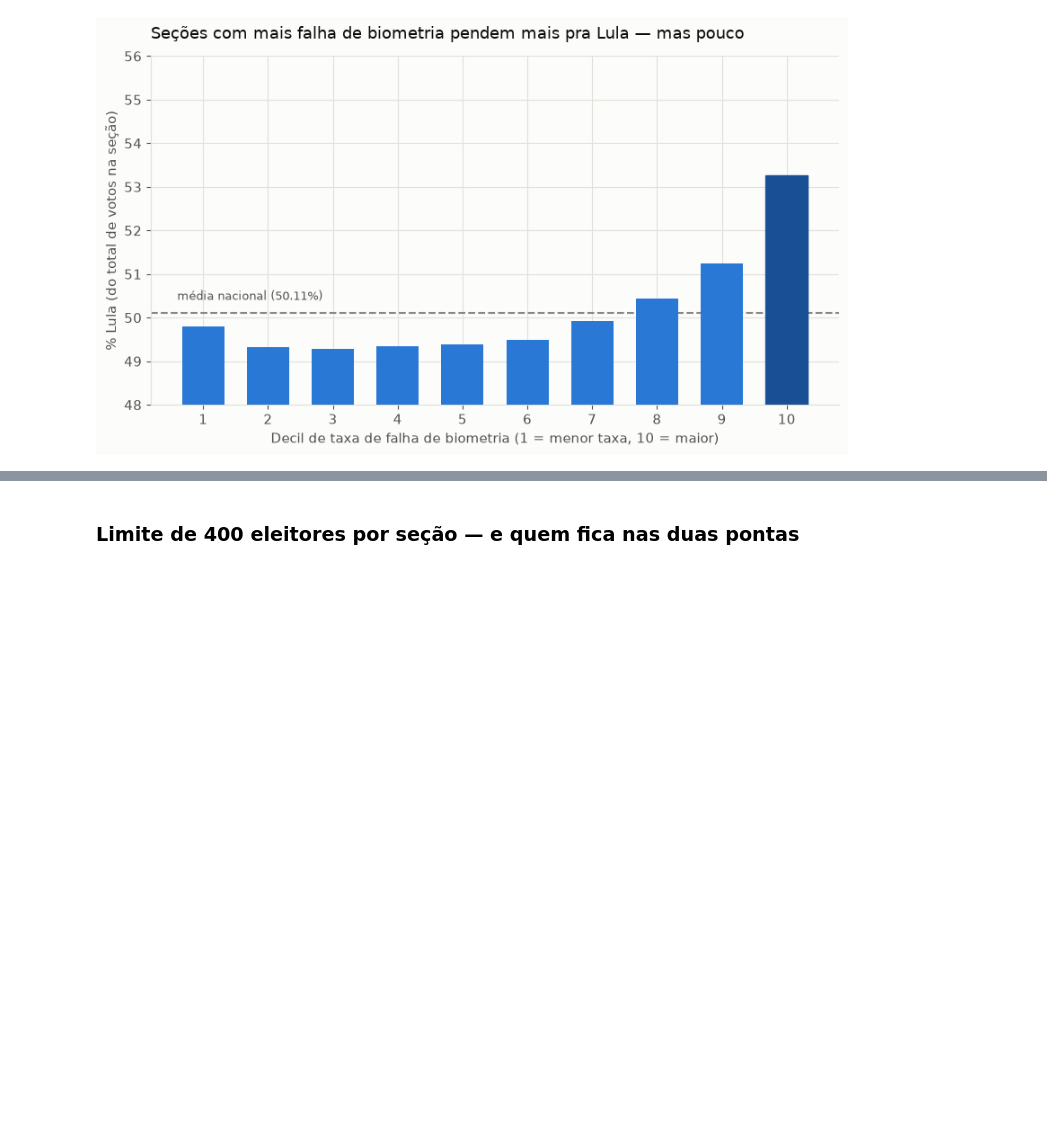
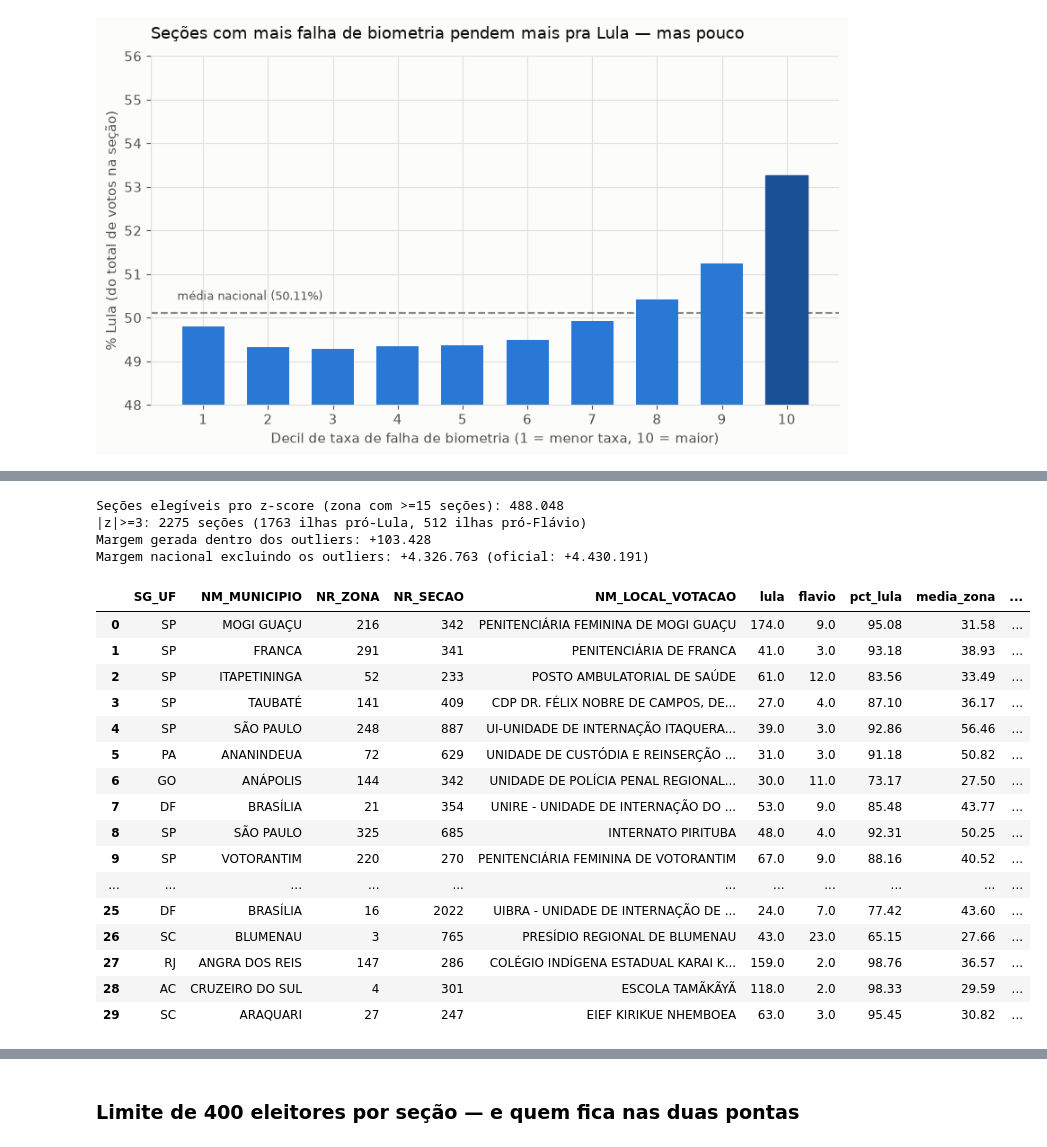
Before and after one commit to fsegall/eleicoes-2026-checagem, a Jupyter notebook: notebooks/01_eleicoes_2026_presidente.ipynb, the cells around one changed output, grey strips where cells are left out. Cells and saved outputs as stored; diff of their text form; code cells hidden in the pictures; blank space fills up the shorter version.

```diff
--- a/notebooks/01_eleicoes_2026_presidente.ipynb
+++ b/notebooks/01_eleicoes_2026_presidente.ipynb
@@ -426,0 +431,62 @@ plt.show()
+# %%
+con.execute("""
+CREATE OR REPLACE VIEW secao_pct AS
+SELECT *, lula+flavio AS validos, 100.0*lula/(lula+flavio) AS pct_lula
+FROM secao_full WHERE lula+flavio >= 20
+""")
+con.execute("""
+CREATE OR REPLACE VIEW zona_stats AS
+SELECT SG_UF, NM_MUNICIPIO, NR_ZONA, AVG(pct_lula) AS media_zona, STDDEV(pct_lula) AS std_zona, COUNT(*) AS n_secoes
+FROM secao_pct GROUP BY SG_UF, NM_MUNICIPIO, NR_ZONA HAVING COUNT(*) >= 15
+""")
+outliers_zona = con.sql("""
+    SELECT sp.*, zs.media_zona, zs.std_zona,
+           (sp.pct_lula - zs.media_zona)/zs.std_zona AS zscore
+    FROM secao_pct sp JOIN zona_stats zs USING (SG_UF, NM_MUNICIPIO, NR_ZONA)
+    WHERE zs.std_zona > 0
+""").df()
+
+outliers_fortes = outliers_zona[outliers_zona['zscore'].abs() >= 3].copy()
+n_pos = (outliers_fortes['zscore'] >= 3).sum()
+n_neg = (outliers_fortes['zscore'] <= -3).sum()
+
+margem_outliers = outliers_fortes['lula'].sum() - outliers_fortes['flavio'].sum()
+margem_excl = (LULA_NAC - outliers_fortes['lula'].sum()) - (FLAVIO_NAC - outliers_fortes['flavio'].sum())
+
+print(f"Seções elegíveis pro z-score (zona com >=15 seções): {len(outliers_zona):,}".replace(",", "."))
+print(f"|z|>=3: {len(outliers_fortes)} seções ({n_pos} ilhas pró-Lula, {n_neg} ilhas pró-Flávio)")
+print(f"Margem gerada dentro dos outliers: {margem_outliers:+,.0f}".replace(",", "."))
+print(f"Margem nacional excluindo os outliers: {margem_excl:+,.0f} (oficial: {MARGEM_NAC:+,.0f})".replace(",", "."))
+# %% [output]
+Seções elegíveis pro z-score (zona com >=15 seções): 488.048
+|z|>=3: 2275 seções (1763 ilhas pró-Lula, 512 ilhas pró-Flávio)
+Margem gerada dentro dos outliers: +103.428
+Margem nacional excluindo os outliers: +4.326.763 (oficial: +4.430.191)
+# %%
+locais = con.sql(f"""
+    SELECT DISTINCT SG_UF, NM_MUNICIPIO, NR_ZONA, NR_SECAO, NM_LOCAL_VOTACAO
+    FROM read_csv('{CSV_PATH}', delim=';', encoding='latin1', header=True)
+    WHERE DS_CARGO='Presidente' AND NR_TURNO=2
+""").df()
+
+top30 = outliers_zona.reindex(outliers_zona['zscore'].abs().sort_values(ascending=False).index).head(30)
+top30 = top30.merge(locais, on=['SG_UF','NM_MUNICIPIO','NR_ZONA','NR_SECAO'], how='left')
+top30[['SG_UF','NM_MUNICIPIO','NR_ZONA','NR_SECAO','NM_LOCAL_VOTACAO','lula','flavio','pct_lula','media_zona','zscore']].round(2)
+# %% [output]
+|  | SG_UF | NM_MUNICIPIO | NR_ZONA | NR_SECAO | NM_LOCAL_VOTACAO | lula | flavio | pct_lula | media_zona | ... |
+| 0 | SP | MOGI GUAÇU | 216 | 342 | PENITENCIÁRIA FEMININA DE MOGI GUAÇU | 174.0 | 9.0 | 95.08 | 31.58 | ... |
+| 1 | SP | FRANCA | 291 | 341 | PENITENCIÁRIA DE FRANCA | 41.0 | 3.0 | 93.18 | 38.93 | ... |
+| 2 | SP | ITAPETININGA | 52 | 233 | POSTO AMBULATORIAL DE SAÚDE | 61.0 | 12.0 | 83.56 | 33.49 | ... |
+| 3 | SP | TAUBATÉ | 141 | 409 | CDP DR. FÉLIX NOBRE DE CAMPOS, DE... | 27.0 | 4.0 | 87.10 | 36.17 | ... |
+| 4 | SP | SÃO PAULO | 248 | 887 | UI-UNIDADE DE INTERNAÇÃO ITAQUERA... | 39.0 | 3.0 | 92.86 | 56.46 | ... |
+| 5 | PA | ANANINDEUA | 72 | 629 | UNIDADE DE CUSTÓDIA E REINSERÇÃO ... | 31.0 | 3.0 | 91.18 | 50.82 | ... |
+| 6 | GO | ANÁPOLIS | 144 | 342 | UNIDADE DE POLÍCIA PENAL REGIONAL... | 30.0 | 11.0 | 73.17 | 27.50 | ... |
+| 7 | DF | BRASÍLIA | 21 | 354 | UNIRE - UNIDADE DE INTERNAÇÃO DO ... | 53.0 | 9.0 | 85.48 | 43.77 | ... |
+| 8 | SP | SÃO PAULO | 325 | 685 | INTERNATO PIRITUBA | 48.0 | 4.0 | 92.31 | 50.25 | ... |
+| 9 | SP | VOTORANTIM | 220 | 270 | PENITENCIÁRIA FEMININA DE VOTORANTIM | 67.0 | 9.0 | 88.16 | 40.52 | ... |
+| ... | ... | ... | ... | ... | ... | ... | ... | ... | ... | ... |
+| 25 | DF | BRASÍLIA | 16 | 2022 | UIBRA - UNIDADE DE INTERNAÇÃO DE ... | 24.0 | 7.0 | 77.42 | 43.60 | ... |
+| 26 | SC | BLUMENAU | 3 | 765 | PRESÍDIO REGIONAL DE BLUMENAU | 43.0 | 23.0 | 65.15 | 27.66 | ... |
+| 27 | RJ | ANGRA DOS REIS | 147 | 286 | COLÉGIO INDÍGENA ESTADUAL KARAI K... | 159.0 | 2.0 | 98.76 | 36.57 | ... |
+| 28 | AC | CRUZEIRO DO SUL | 4 | 301 | ESCOLA TAMÃKÃYÃ | 118.0 | 2.0 | 98.33 | 29.59 | ... |
+| 29 | SC | ARAQUARI | 27 | 247 | EIEF KIRIKUE NHEMBOEA | 63.0 | 3.0 | 95.45 | 30.82 | ... |
```
Also changed, not shown: parts of 10 cells of this notebook, 1 other file.
